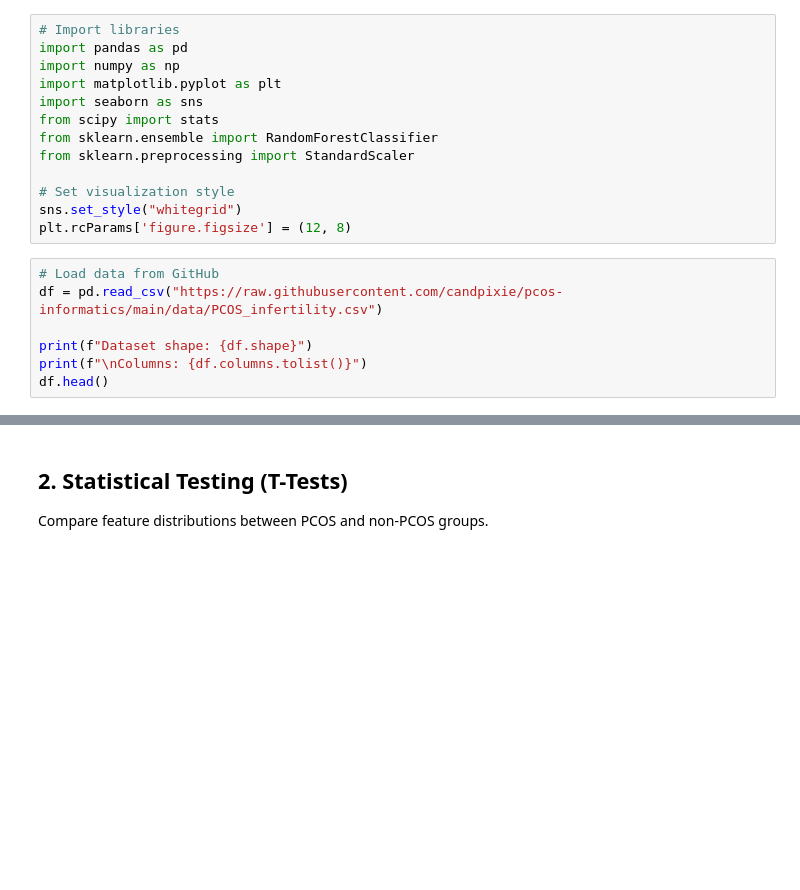
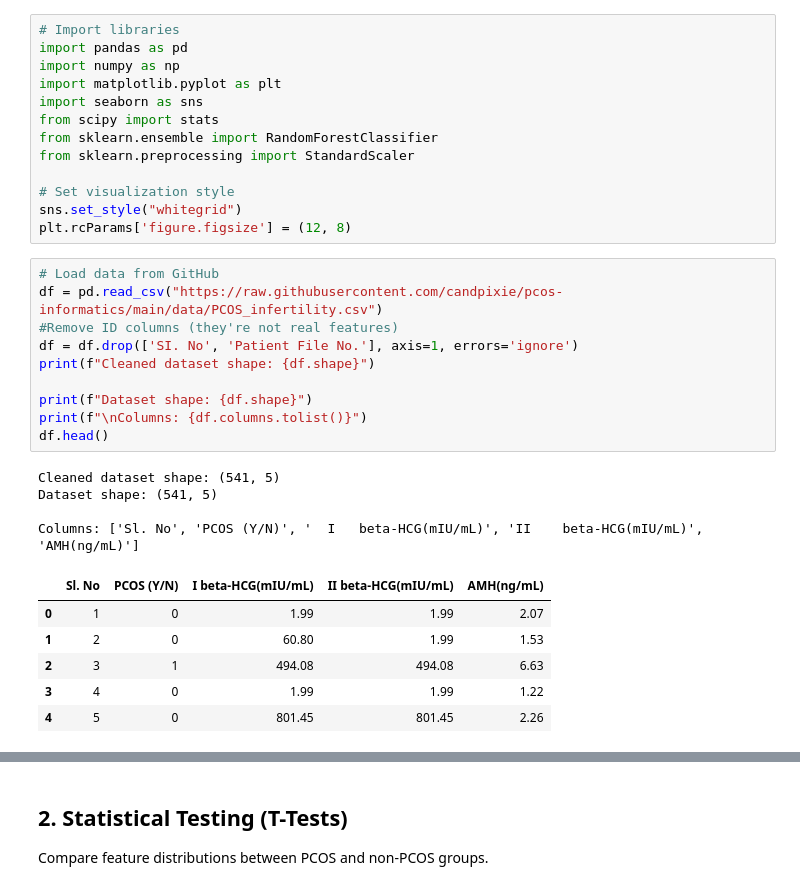
Before and after one commit to candpixie/pcos-informatics, a Jupyter notebook: notebook/02_feature_correlation_selection.ipynb, the cells around one changed output, grey strips where cells are left out. Saved outputs shown, nothing was run; the diff lists cells and outputs as text; blank space fills up the shorter version.

```diff
--- a/notebook/02_feature_correlation_selection.ipynb
+++ b/notebook/02_feature_correlation_selection.ipynb
@@ -29,10 +27,24 @@ plt.rcParams['figure.figsize'] = (12, 8)
 # %%
 # Load data from GitHub
 df = pd.read_csv("https://raw.githubusercontent.com/candpixie/pcos-informatics/main/data/PCOS_infertility.csv")
+#Remove ID columns (they're not real features)
+df = df.drop(['SI. No', 'Patient File No.'], axis=1, errors='ignore')
+print(f"Cleaned dataset shape: {df.shape}")
 
 print(f"Dataset shape: {df.shape}")
 print(f"\nColumns: {df.columns.tolist()}")
 df.head()
+# %% [output]
+Cleaned dataset shape: (541, 5)
+Dataset shape: (541, 5)
+
+Columns: ['Sl. No', 'PCOS (Y/N)', '  I   beta-HCG(mIU/mL)', 'II    beta-HCG(mIU/mL)', 'AMH(ng/mL)']
+|  | Sl. No | PCOS (Y/N) | I beta-HCG(mIU/mL) | II beta-HCG(mIU/mL) | AMH(ng/mL) |
+| 0 | 1 | 0 | 1.99 | 1.99 | 2.07 |
+| 1 | 2 | 0 | 60.80 | 1.99 | 1.53 |
+| 2 | 3 | 1 | 494.08 | 494.08 | 6.63 |
+| 3 | 4 | 0 | 1.99 | 1.99 | 1.22 |
+| 4 | 5 | 0 | 801.45 | 801.45 | 2.26 |
 # %% [markdown]
 ## 1. Correlation Analysis
 
```
Also changed, not shown: parts of 11 cells of this notebook.
